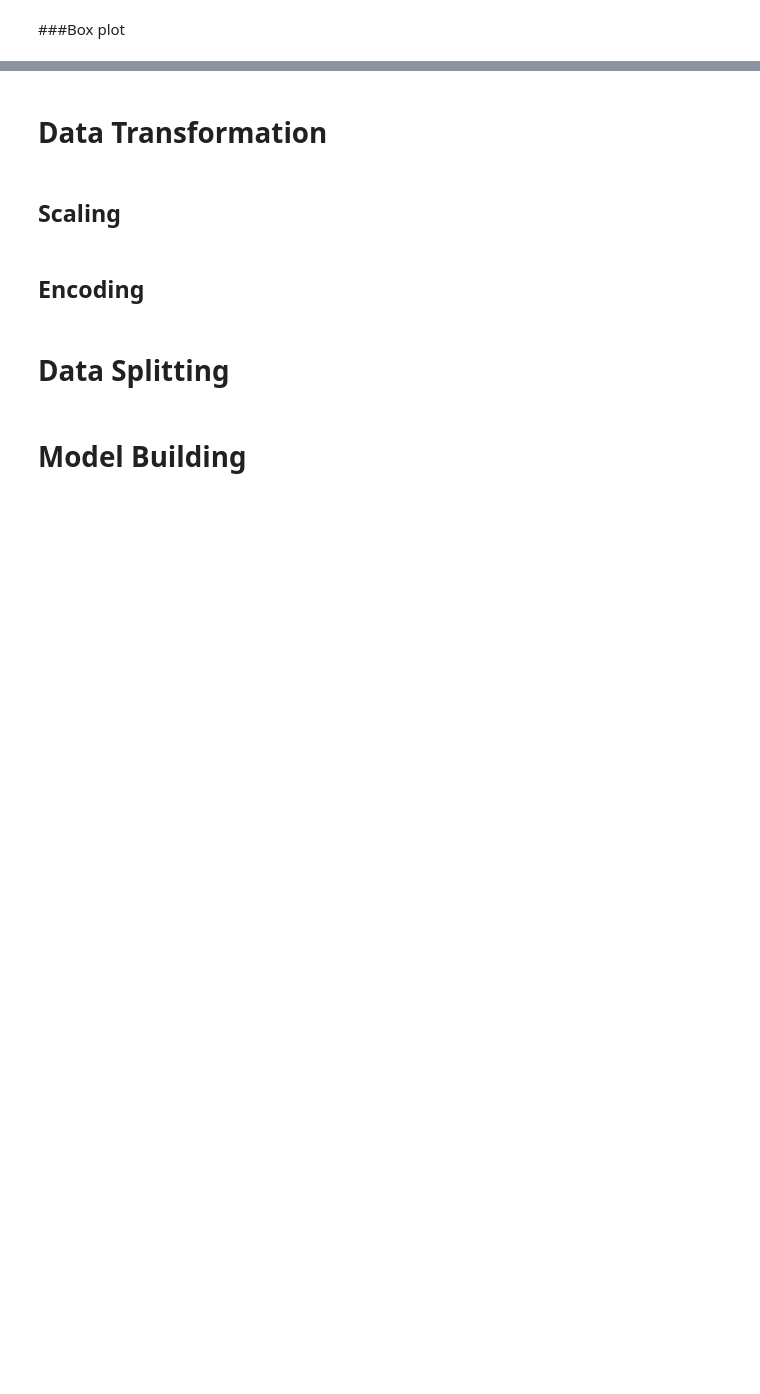
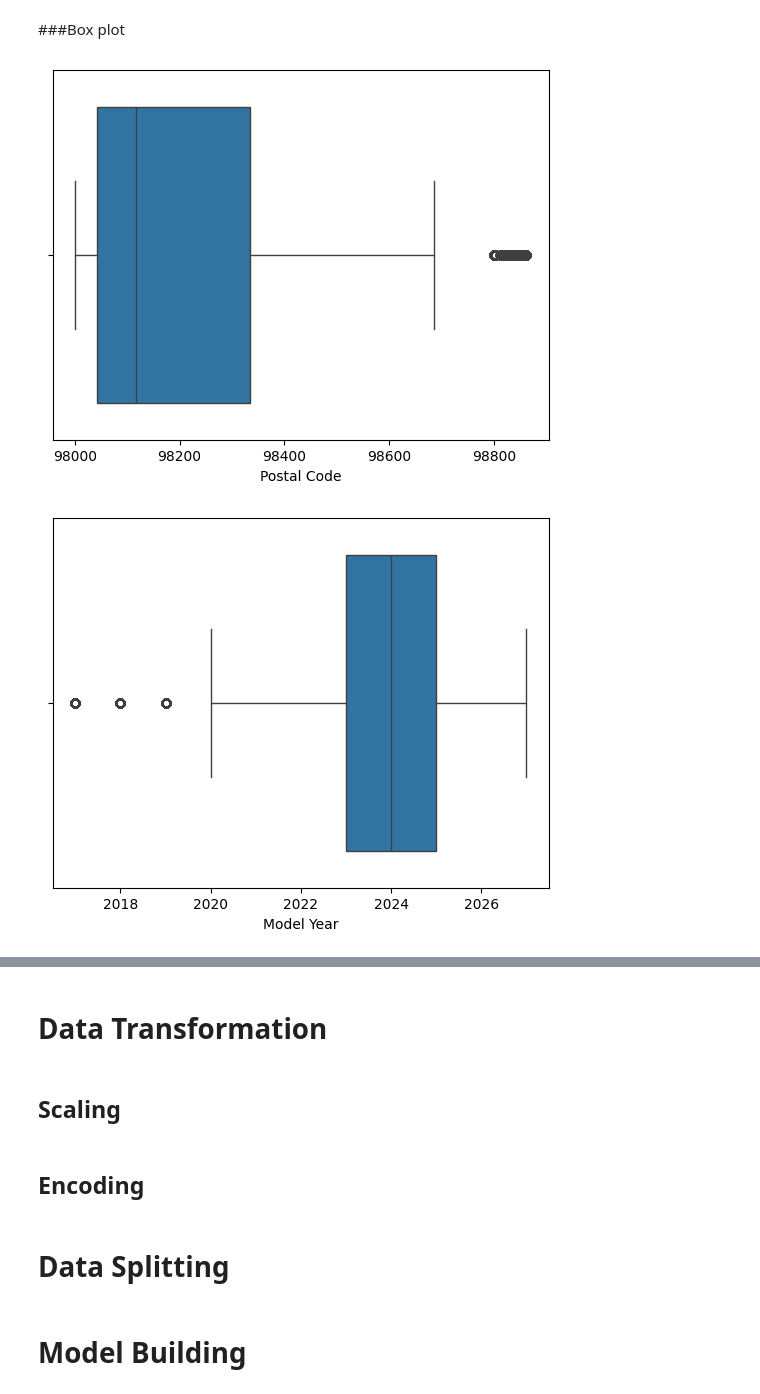
Before and after one commit to MidhulaMS/EV-Population-Prediction, a Jupyter notebook: EV_Population_Prediction.ipynb, the cells around one changed output, grey strips where cells are left out. Cells and saved outputs as stored; diff of their text form; code cells hidden in the pictures; blank space fills up the shorter version.

```diff
--- a/EV_Population_Prediction.ipynb
+++ b/EV_Population_Prediction.ipynb
@@ -106,0 +182,10 @@ for cols in EV_df.select_dtypes(include="number"):
+# %%
+#outlier removal using iqr method
+for col in EV_df.select_dtypes(include="number"):
+    Q1 = EV_df[col].quantile(0.25)
+    Q3 = EV_df[col].quantile(0.75)
+    IQR = Q3 - Q1
+    lower = Q1 - 1.5 * IQR
+    upper = Q3 + 1.5 * IQR
+    EV_df = EV_df[(EV_df[col] >= lower) & (EV_df[col] <= upper)]
+    EV_df.head()
@@ -107,2 +205,9 @@ for cols in EV_df.select_dtypes(include="number"):
 # %% [markdown]
 ###Box plot
+# %%
+for col in EV_df.select_dtypes(include="number"):
+    sns.boxplot(x=EV_df[col])
+    plt.show()
+# %% [output]
+[figure, added]
+[figure, added]
```
Also changed, not shown: parts of 19 cells of this notebook.
